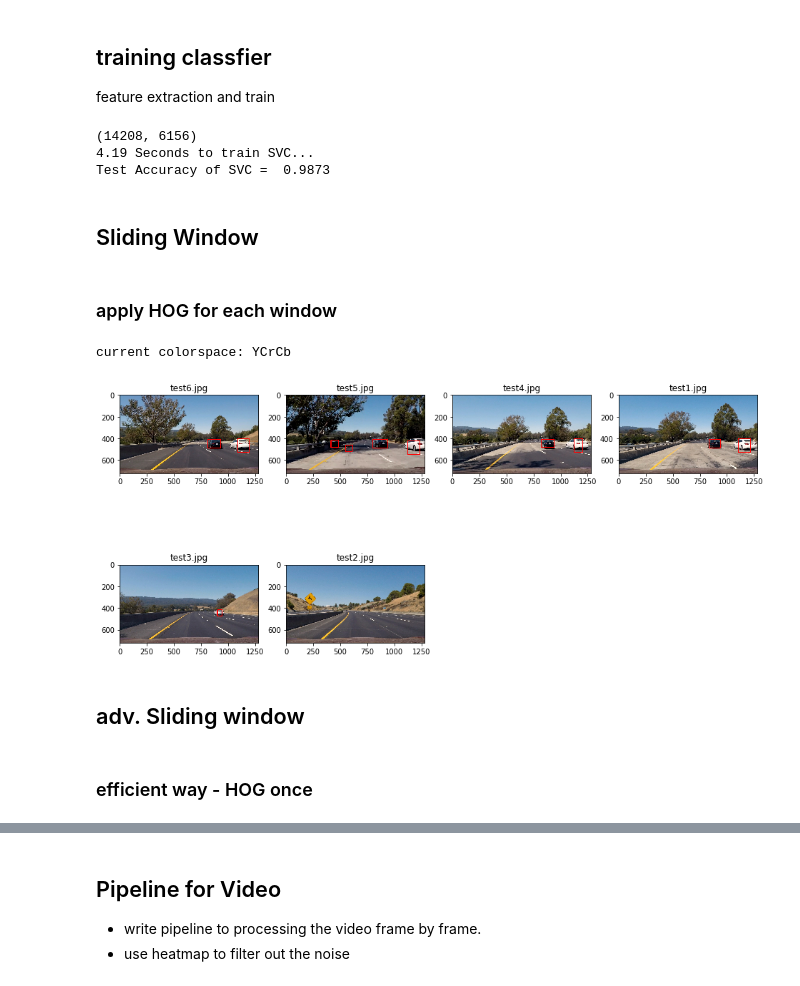
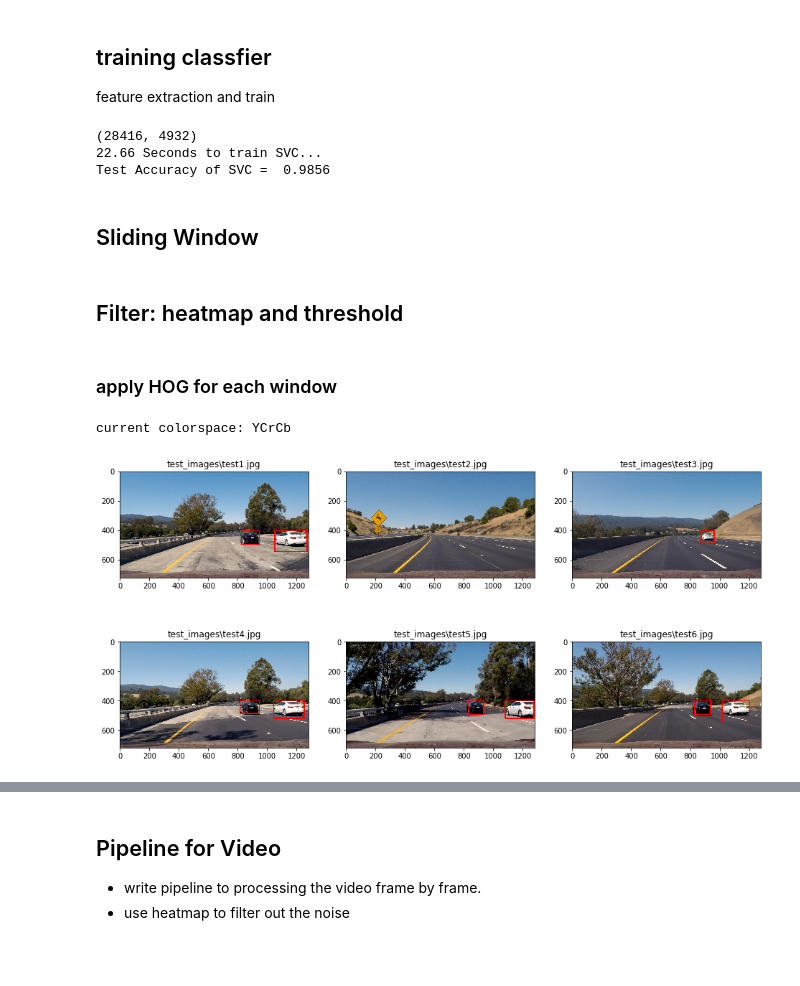
Before and after one commit to masterTuna/CarND-Vehicle-Detection, a Jupyter notebook: Vehicle_detect.ipynb, the cells around one changed output, grey strips where cells are left out. Cells and saved outputs as stored; diff of their text form; code cells hidden in the pictures; blank space fills up the shorter version.

```diff
--- a/Vehicle_detect.ipynb
+++ b/Vehicle_detect.ipynb
@@ -185,7 +185,7 @@ orient = 9  # HOG orientations
 pix_per_cell = 8 # HOG pixels per cell
 cell_per_block = 2 # HOG cells per block
 hog_channel = 0 # Can be 0, 1, 2, or "ALL"
-spatial_size = (16, 16) # Spatial binning dimensions
+spatial_size = (32, 32) # Spatial binning dimensions
 hist_bins = 32    # Number of histogram bins
 spatial_feat = True # Spatial features on or off
 hist_feat = True # Histogram features on or off
@@ -199,6 +199,7 @@ from sklearn.model_selection import train_test_split
 car_features = []
 for car in cars:
     car_img = cv2.imread(car) # BGR
+    car_img_flip = cv2.flip(car_img, 1)
     car_feat = extract_features(car_img, color_space, spatial_size, hist_bins,
                                 spatial_feat,
                                 hist_feat,
@@ -206,10 +207,18 @@ for car in cars:
                                 hog_channel,
                                 orient, pix_per_cell, cell_per_block)
     car_features.append(car_feat)
+    car_feat_flip = extract_features(car_img_flip, color_space, spatial_size, hist_bins,
+                                spatial_feat,
+                                hist_feat,
+                                hog_feat,
+                                hog_channel,
+                                orient, pix_per_cell, cell_per_block)
+    car_features.append(car_feat_flip)
 
 ncar_features = []
 for ncar in notcars:
     ncar_img = cv2.imread(ncar) # BGR
+    ncar_img_flip = cv2.flip(ncar_img, 1) # BGR
     ncar_feat = extract_features(ncar_img, color_space, spatial_size, hist_bins,
                                 spatial_feat,
                                 hist_feat,
@@ -217,6 +226,13 @@ for ncar in notcars:
                                 hog_channel,
                                 orient, pix_per_cell, cell_per_block)
     ncar_features.append(ncar_feat)
+    ncar_feat_flip = extract_features(ncar_img_flip, color_space, spatial_size, hist_bins,
+                                spatial_feat,
+                                hist_feat,
+                                hog_feat,
+                                hog_channel,
+                                orient, pix_per_cell, cell_per_block)
+    ncar_features.append(ncar_feat_flip)
 
 # Create an array stack of feature vectors
 X = np.vstack((car_features, ncar_features)).astype(np.float64)
@@ -244,9 +260,9 @@ print(round(t2-t, 2), 'Seconds to train SVC...')
 # Check the score of the SVC
 print('Test Accuracy of SVC = ', round(svc.score(X_test, y_test), 4))
 # %% [output]
-(14208, 6156)
-4.19 Seconds to train SVC...
-Test Accuracy of SVC =  0.9873
+(28416, 4932)
+22.66 Seconds to train SVC...
+Test Accuracy of SVC =  0.9856
 # %% [markdown]
 ## Sliding Window
 # %%
@@ -305,6 +330,8 @@ def search_windows(img, windows, clf, scaler, color_space='BGR',
             on_windows.append(window)
     #8) Return windows for positive detections
     return on_windows
+# %% [markdown]
+## Filter: heatmap and threshold
 # %%
 from scipy.ndimage.measurements import label
 # use heatmap for multi boxes
@@ -344,55 +377,71 @@ def draw_labeled_bboxes(img, bbox_list, threshold=2):
+# %%
+# persist model
+import pickle
+svm_model = pickle.dumps(svc)
+with open("svm_model", 'wb') as f:
+    pickle.dump((svc, X_scaler), f)
+# %%
+# load model
+import pickle
+with open("svm_model", "rb") as f:
+    svc, X_scaler = pickle.load(f)
 # %% [markdown]
 ### apply HOG for each window
 # %%
 # apply the pipeline to example image
-test_imgs = glob.glob('./test_images/*.jpg')
+test_imgs = sorted(glob.glob('./test_images/*.jpg'))
 # region of interest is ((0, 450), (1280, 720))
 ystart = 400
 ystop = 660
 scale = 1
-threshold = 4
+threshold = 3
 # known parameters
 # svc, Xscaler, orient, pix_per_cell, cell_per_block, spatial_size, hist_bins
 idx = 1
 plt.figure(figsize=(16,8))
-row = (len(test_imgs) - 1) / 4 + 1
+row = (len(test_imgs) - 1) / 3 + 1
 print("current colorspace: {}".format(color_space))
+image = cv2.imread(test_imgs[0])
 
+ov = 0.8
 # left side
-windows = slide_window(image, x_start_stop=[50, 350], y_start_stop=[ystart, ystop],
-                    xy_window=(128, 128), xy_overlap=(0.85, 0.85))
+windows1 = slide_window(image, x_start_stop=[None, None], y_start_stop=[ystart, ystop],
+                    xy_window=(180, 180), xy_overlap=(ov, ov))
 # right side
-windows += slide_window(image, x_start_stop=[950, None], y_start_stop=[ystart, ystop],
-                    xy_window=(128, 128), xy_overlap=(0.85, 0.85))
+#windows1 += slide_window(image, x_start_stop=[1000, None], y_start_stop=[ystart, ystop],
+#                    xy_window=(128, 128), xy_overlap=(ov, ov))
 # center(far)
-windows += slide_window(image, x_start_stop=[350, 1000], y_start_stop=[ystart, 550],
-                    xy_window=(64, 64), xy_overlap=(0.85, 0.85))
+windows1 += slide_window(image, x_start_stop=[None, None], y_start_stop=[ystart, 600],
+                    xy_window=(150, 150), xy_overlap=(ov, ov))
+windows1 += slide_window(image, x_start_stop=[None, None], y_start_stop=[ystart, 550],
+                    xy_window=(120, 120), xy_overlap=(ov, ov))
+windows1 += slide_window(image, x_start_stop=[None, None], y_start_stop=[ystart, 500],
+                    xy_window=(80, 80), xy_overlap=(ov, ov))
+windows1 += slide_window(image, x_start_stop=[None, None], y_start_stop=[ystart, 500],
+                    xy_window=(64, 64), xy_overlap=(ov, ov))
+windows = windows1
 
-# large window
-windows += slide_window(image, x_start_stop=[None, None], y_start_stop=[ystart, ystop],
-                    xy_window=(160, 160), xy_overlap=(0.75, 0.75))
-
+image_heat = {}
 for t_img in test_imgs:
     image = cv2.imread(t_img)
     image_to_plot = mpimg.imread(t_img)
     name = t_img.split("/")[-1]
 
     bbox_list = search_windows(image, windows, svc, X_scaler, color_space=color_space,
                                 spatial_size=spatial_size, hist_bins=hist_bins,
                                 hist_range=(0, 256), orient=orient,
                                 pix_per_cell=pix_per_cell, cell_per_block=cell_per_block,
                                 hog_channel=hog_channel, spatial_feat=spatial_feat,
                                 hist_feat=hist_feat, hog_feat=hog_feat)
     #out_box_image.append(draw_labeled_bboxes(image, bbox_list, threshold))
     cur_img = draw_labeled_bboxes(image_to_plot, bbox_list, threshold)
-    #cur_img = draw_boxes(image_to_plot, windows, color=(0, 0, 255), thick=6)
-    plt.subplot(row, 4, idx)
+    #cur_img = draw_boxes(image_to_plot, bbox_list, color=(0, 0, 255), thick=6)
+    plt.subplot(row, 3, idx)
     plt.imshow(cur_img)
     plt.title("{}".format(name))
     idx += 1
+    image_heat[name] = [np.zeros_like(image), bbox_list]
 plt.show()
 # %% [output]
 current colorspace: YCrCb
-[figure, old version]
+[figure, new version]
-# %% [markdown]
-## adv. Sliding window
@@ -469,2 +447,0 @@ def find_cars(img, color_space, ystart, ystop, scale, svc, X_scaler, orient, pix
-# %% [markdown]
-### efficient way - HOG once
```
Also changed, not shown: parts of 18 cells of this notebook.
